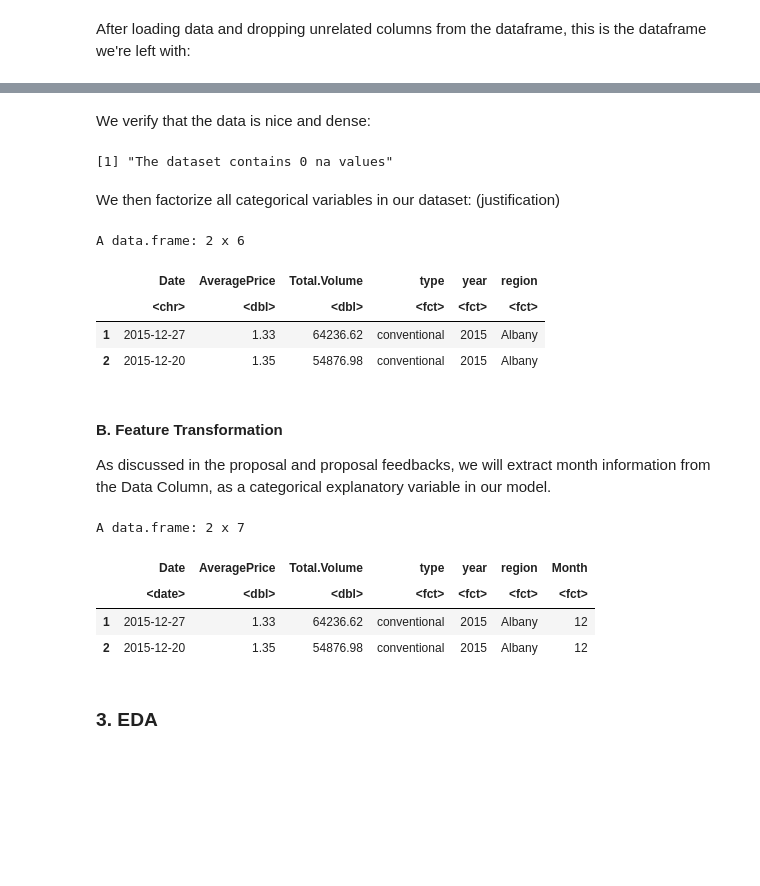
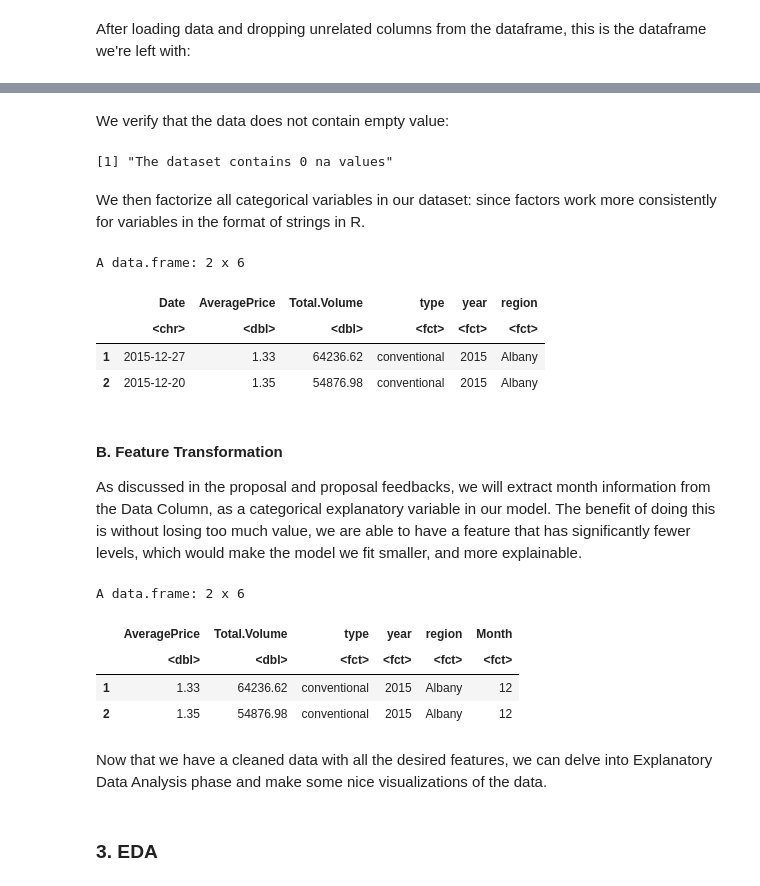
Before and after one commit to TimothyZG/avocado-e4, a Jupyter notebook: avocado-e4.ipynb, the cells around one changed output, grey strips where cells are left out. Cells and saved outputs as stored; diff of their text form; code cells hidden in the pictures; blank space fills up the shorter version.

Commit message:
added justification and description for EDA part

```diff
--- a/avocado-e4.ipynb
+++ b/avocado-e4.ipynb
@@ -43,5 +43,5 @@ Col number =  6
 # %% [markdown]
-We verify that the data is nice and dense:
+We verify that the data does not contain empty value:
 # %%
 # Check for null values in dataframe
 na_count = sum(is.na(df))
@@ -49,7 +49,7 @@ sprintf("The dataset contains %d na values", na_count)
 # %% [output]
 [1] "The dataset contains 0 na values"
 # %% [markdown]
-We then factorize all categorical variables in our dataset: (justification)
+We then factorize all categorical variables in our dataset: since factors work more consistently for variables in the format of strings in R.
 # %%
 df$type = factor(df$type)
 df$region = factor(df$region)
@@ -63,18 +63,21 @@ A data.frame: 2 x 6
 | 2 | 2015-12-20 | 1.35 | 54876.98 | conventional | 2015 | Albany |
 # %% [markdown]
 #### B. Feature Transformation
-As discussed in the proposal and proposal feedbacks, we will extract month information from the Data Column, as a categorical explanatory variable in our model.
+As discussed in the proposal and proposal feedbacks, we will extract month information from the Data Column, as a categorical explanatory variable in our model. The benefit of doing this is without losing too much value, we are able to have a feature that has significantly fewer levels, which would make the model we fit smaller, and more explainable.
 # %%
 df$Date <- ymd(df$Date)
 # Extract the month number
 df$Month <- factor(month(df$Date))
+df = df[ , !(names(df) %in% c("Date"))]
 head(df,2)
 # %% [output]
-A data.frame: 2 x 7
+A data.frame: 2 x 6
-|  | Date | AveragePrice | Total.Volume | type | year | region | Month |
-|  | <date> | <dbl> | <dbl> | <fct> | <fct> | <fct> | <fct> |
-| 1 | 2015-12-27 | 1.33 | 64236.62 | conventional | 2015 | Albany | 12 |
-| 2 | 2015-12-20 | 1.35 | 54876.98 | conventional | 2015 | Albany | 12 |
+|  | AveragePrice | Total.Volume | type | year | region | Month |
+|  | <dbl> | <dbl> | <fct> | <fct> | <fct> | <fct> |
+| 1 | 1.33 | 64236.62 | conventional | 2015 | Albany | 12 |
+| 2 | 1.35 | 54876.98 | conventional | 2015 | Albany | 12 |
+# %% [markdown]
+Now that we have a cleaned data with all the desired features, we can delve into Explanatory Data Analysis phase and make some nice visualizations of the data.
 # %% [markdown]
 ### 3. EDA
 # %%
```
Also changed, not shown: parts of 1 cell of this notebook.
